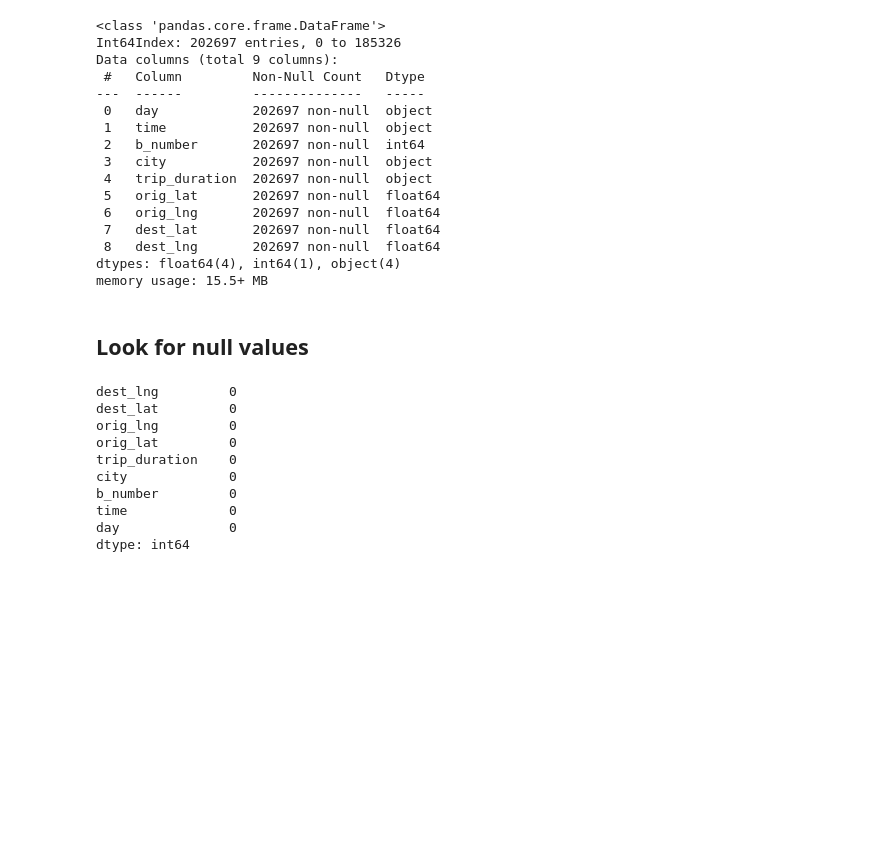
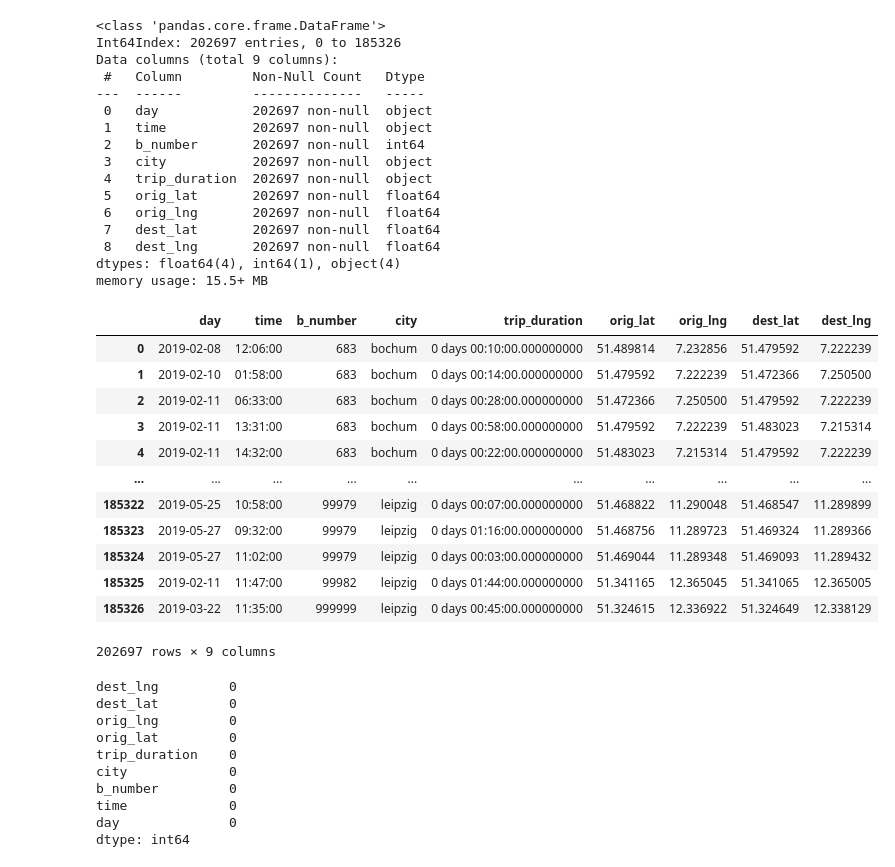
Before and after one commit to MoritzWolf09/Analytics, a Jupyter notebook: ezgi2.ipynb, the cells around one changed output. Drawn from its saved outputs; the diff is of its cells as text; code cells hidden in the pictures; blank space fills up the shorter version.

```diff
--- a/ezgi2.ipynb
+++ b/ezgi2.ipynb
@@ -30,6 +29,20 @@ Data columns (total 9 columns):
  8   dest_lng       202697 non-null  float64
 dtypes: float64(4), int64(1), object(4)
 memory usage: 15.5+ MB
-# %% [markdown]
-## Look for null values
+# %%
+Nextbike_raw
+# %% [output]
+|  | day | time | b_number | city | trip_duration | orig_lat | orig_lng | dest_lat | dest_lng |
+| 0 | 2019-02-08 | 12:06:00 | 683 | bochum | 0 days 00:10:00.000000000 | 51.489814 | 7.232856 | 51.479592 | 7.222239 |
+| 1 | 2019-02-10 | 01:58:00 | 683 | bochum | 0 days 00:14:00.000000000 | 51.479592 | 7.222239 | 51.472366 | 7.250500 |
+| 2 | 2019-02-11 | 06:33:00 | 683 | bochum | 0 days 00:28:00.000000000 | 51.472366 | 7.250500 | 51.479592 | 7.222239 |
+| 3 | 2019-02-11 | 13:31:00 | 683 | bochum | 0 days 00:58:00.000000000 | 51.479592 | 7.222239 | 51.483023 | 7.215314 |
+| 4 | 2019-02-11 | 14:32:00 | 683 | bochum | 0 days 00:22:00.000000000 | 51.483023 | 7.215314 | 51.479592 | 7.222239 |
+| ... | ... | ... | ... | ... | ... | ... | ... | ... | ... |
+| 185322 | 2019-05-25 | 10:58:00 | 99979 | leipzig | 0 days 00:07:00.000000000 | 51.468822 | 11.290048 | 51.468547 | 11.289899 |
+| 185323 | 2019-05-27 | 09:32:00 | 99979 | leipzig | 0 days 01:16:00.000000000 | 51.468756 | 11.289723 | 51.469324 | 11.289366 |
+| 185324 | 2019-05-27 | 11:02:00 | 99979 | leipzig | 0 days 00:03:00.000000000 | 51.469044 | 11.289348 | 51.469093 | 11.289432 |
+| 185325 | 2019-02-11 | 11:47:00 | 99982 | leipzig | 0 days 01:44:00.000000000 | 51.341165 | 12.365045 | 51.341065 | 12.365005 |
+| 185326 | 2019-03-22 | 11:35:00 | 999999 | leipzig | 0 days 00:45:00.000000000 | 51.324615 | 12.336922 | 51.324649 | 12.338129 |
+202697 rows × 9 columns
 # %%
```
Also changed, not shown: parts of 54 cells of this notebook.
